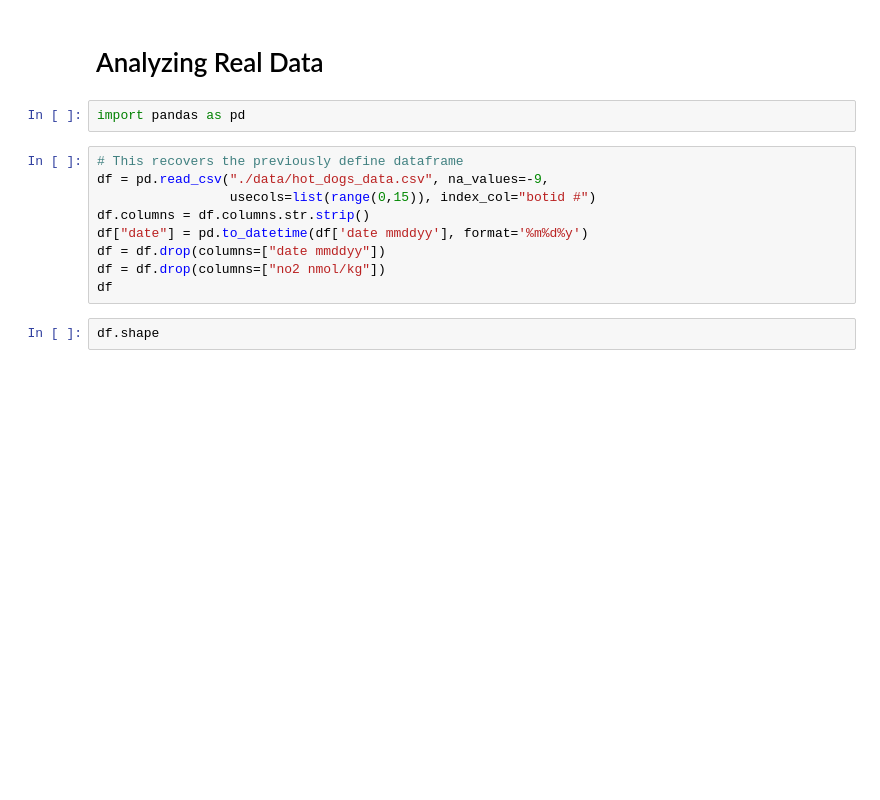
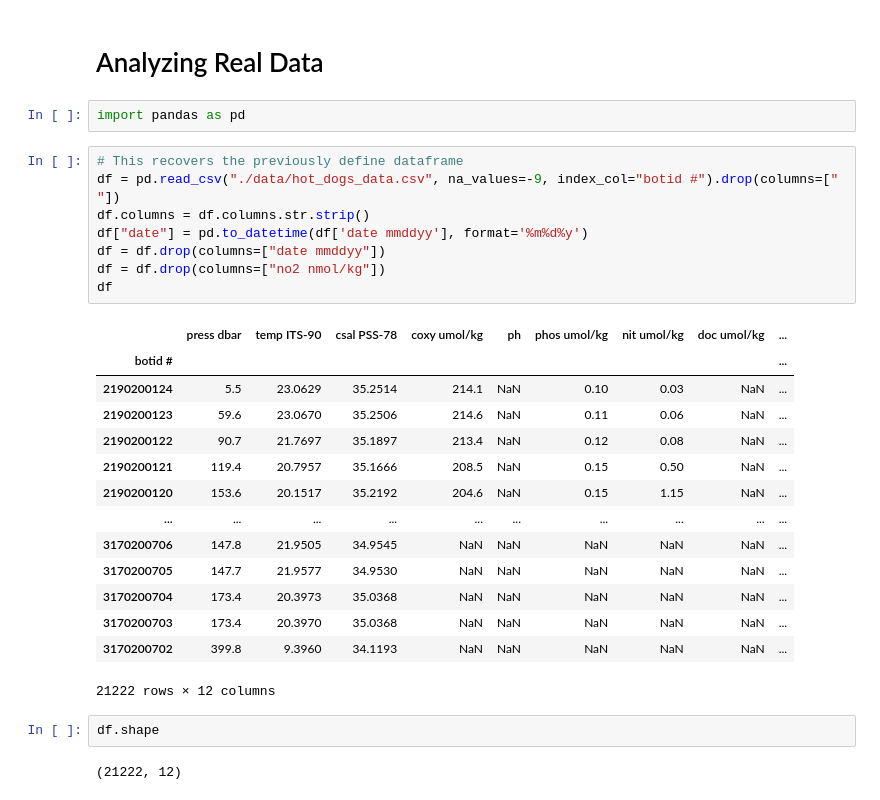
Before and after one commit to CI-TRACS/Data_Wrangling_with_Computational_Notebooks, a Jupyter notebook: notebooks/07-real-example-analysis.ipynb, the cells around one changed output. Drawn from its saved outputs; the diff is of its cells as text; blank space fills up the shorter version.

```diff
--- a/notebooks/07-real-example-analysis.ipynb
+++ b/notebooks/07-real-example-analysis.ipynb
@@ -4,13 +4,29 @@
 import pandas as pd
 # %%
 # This recovers the previously define dataframe
-df = pd.read_csv("./data/hot_dogs_data.csv", na_values=-9,
-                 usecols=list(range(0,15)), index_col="botid #")
+df = pd.read_csv("./data/hot_dogs_data.csv", na_values=-9, index_col="botid #").drop(columns=[" "])
 df.columns = df.columns.str.strip()
 df["date"] = pd.to_datetime(df['date mmddyy'], format='%m%d%y')
 df = df.drop(columns=["date mmddyy"])
 df = df.drop(columns=["no2 nmol/kg"])
 df
+# %% [output]
+|  | press dbar | temp ITS-90 | csal PSS-78 | coxy umol/kg | ph | phos umol/kg | nit umol/kg | doc umol/kg | ... |
+| botid # |  |  |  |  |  |  |  |  | ... |
+| 2190200124 | 5.5 | 23.0629 | 35.2514 | 214.1 | NaN | 0.10 | 0.03 | NaN | ... |
+| 2190200123 | 59.6 | 23.0670 | 35.2506 | 214.6 | NaN | 0.11 | 0.06 | NaN | ... |
+| 2190200122 | 90.7 | 21.7697 | 35.1897 | 213.4 | NaN | 0.12 | 0.08 | NaN | ... |
+| 2190200121 | 119.4 | 20.7957 | 35.1666 | 208.5 | NaN | 0.15 | 0.50 | NaN | ... |
+| 2190200120 | 153.6 | 20.1517 | 35.2192 | 204.6 | NaN | 0.15 | 1.15 | NaN | ... |
+| ... | ... | ... | ... | ... | ... | ... | ... | ... | ... |
+| 3170200706 | 147.8 | 21.9505 | 34.9545 | NaN | NaN | NaN | NaN | NaN | ... |
+| 3170200705 | 147.7 | 21.9577 | 34.9530 | NaN | NaN | NaN | NaN | NaN | ... |
+| 3170200704 | 173.4 | 20.3973 | 35.0368 | NaN | NaN | NaN | NaN | NaN | ... |
+| 3170200703 | 173.4 | 20.3970 | 35.0368 | NaN | NaN | NaN | NaN | NaN | ... |
+| 3170200702 | 399.8 | 9.3960 | 34.1193 | NaN | NaN | NaN | NaN | NaN | ... |
+21222 rows × 12 columns
 # %%
 df.shape
+# %% [output]
+(21222, 12)
 # %%
```
Also changed, not shown: parts of 8 cells of this notebook, 4 other files.
